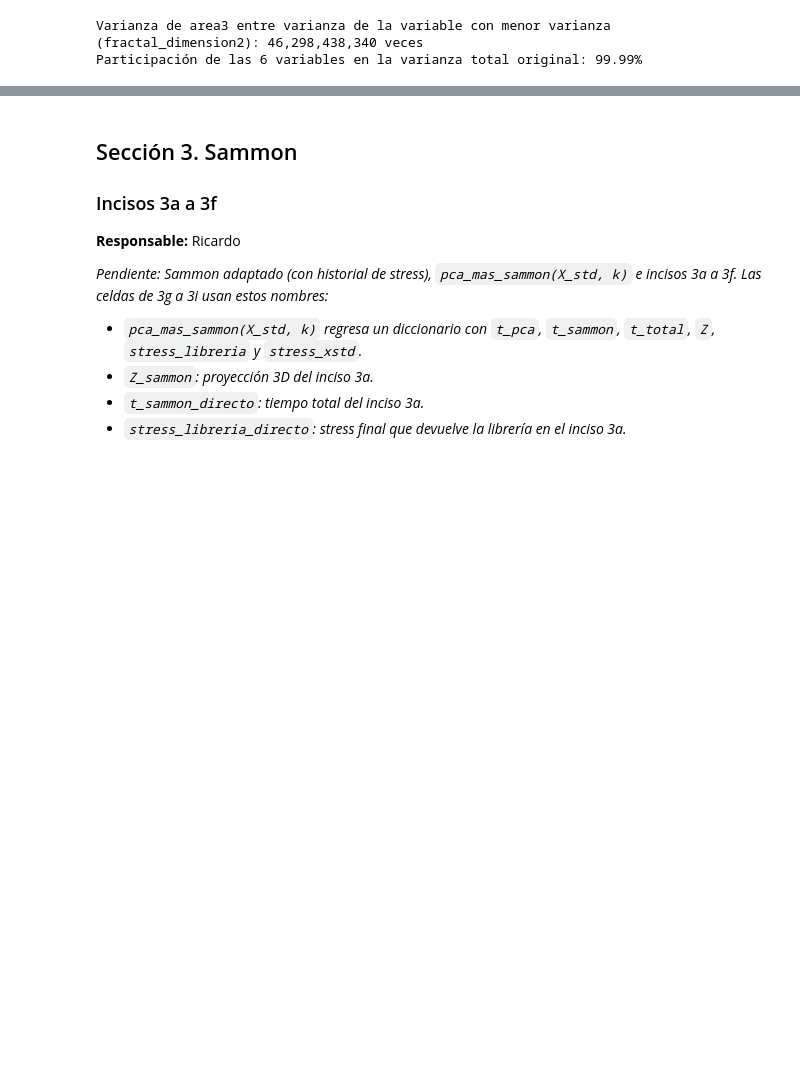
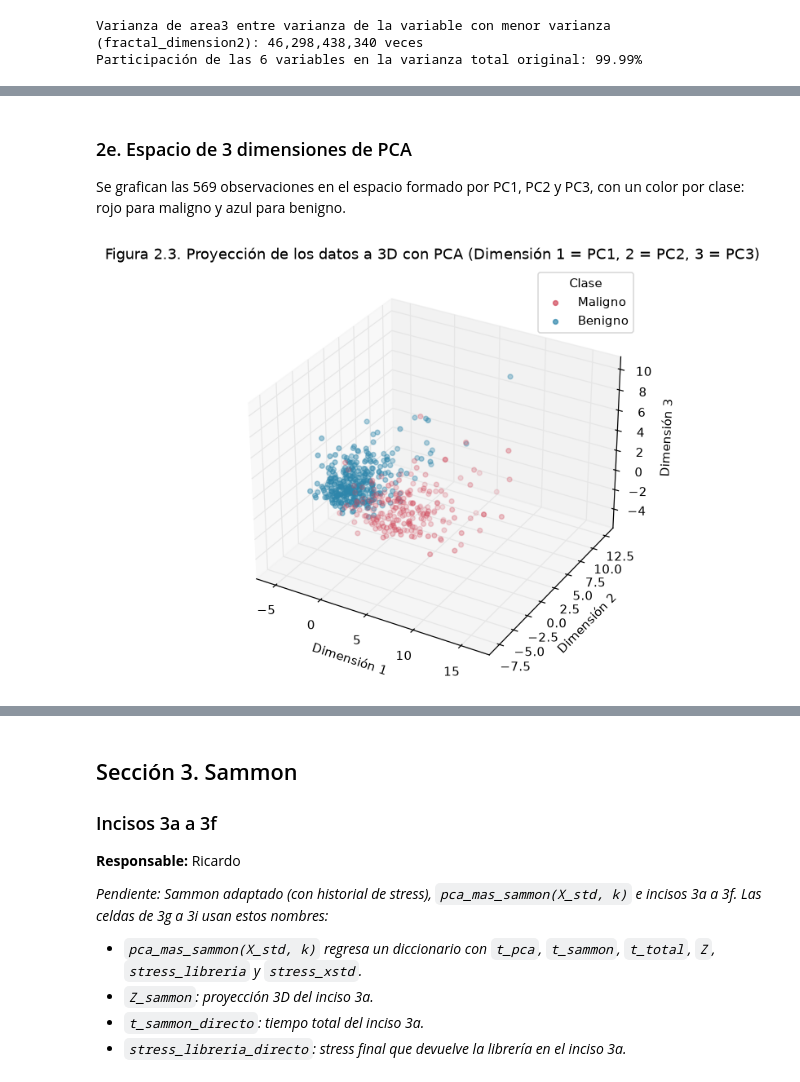
Before and after one commit to MelSurikun/data-analytics-and-visualization, a Jupyter notebook: Practica02/Practica02.ipynb, the cells around one changed output, grey strips where cells are left out. Drawn from its saved outputs; the diff is of its cells as text; code cells hidden in the pictures; blank space fills up the shorter version.

```diff
--- a/Practica02/Practica02.ipynb
+++ b/Practica02/Practica02.ipynb
@@ -555,0 +561,33 @@ _Pendiente: incisos 2a a 2f. Guardar en `k95` el número de componentes que acum
+# %%
+# ===========================================================
+# Autor:       Magaly
+# Fecha:       03 noviembre 2026
+# Descripción: Proyección de los datos estandarizados a 3D con PCA y medición del tiempo.
+# Insumo:      X_std, y.
+# Resultado:   pca_3d, Z_pca3, t_pca3 y Tabla 2.1.
+# ===========================================================
+# Prepara PCA para conservar solo 3 componentes; todavía no calcula nada.
+# random_state fija la semilla por si sklearn usa un método aleatorio internamente.
+pca_3d = PCA(n_components=3, random_state=SEED)
+
+# --- MEDICIÓN DEL TIEMPO ---
+# perf_counter() da la hora del cronómetro; la diferencia entre dos lecturas es el tiempo transcurrido.
+# Solo se mide la transformación, no la impresión ni las gráficas (README, sección 3.4).
+t0 = perf_counter()                      # Inicio del cronómetro
+Z_pca3 = pca_3d.fit_transform(X_std)     # fit calcula los componentes y transform proyecta los datos
+t_pca3 = perf_counter() - t0             # Tiempo total en segundos
+
+# ":.4f" muestra 4 decimales
+print(f"Tiempo de transformación con PCA a 3D: {t_pca3:.4f} s")
+# shape da (filas, columnas): deben seguir siendo 569 observaciones, ahora con 3 columnas
+print(f"Dimensiones antes: {X_std.shape} -> después: {Z_pca3.shape}")
+
+# Registra el tiempo en la tabla comparativa del inciso 5a
+comparativa.loc["PCA", "tiempo_s"] = round(t_pca3, 4)
+
+# Tabla con las primeras 5 observaciones ya proyectadas, como evidencia de la transformación.
+# Se agrega la clase para ver a qué diagnóstico corresponde cada punto.
+tabla_pca3 = pd.DataFrame(Z_pca3, columns=["PC1", "PC2", "PC3"])  # Convierte el arreglo en tabla
+tabla_pca3["Clase"] = y.values                                     # values da las etiquetas sin índice
+print("Tabla 2.1. Primeras 5 observaciones en el espacio PCA de 3 dimensiones")  # Título
+display(tabla_pca3.head().round(4))                                # head() muestra las primeras 5 filas
@@ -555,0 +806,17 @@ _Pendiente: incisos 2a a 2f. Guardar en `k95` el número de componentes que acum
+# %% [markdown]
+### 2e. Espacio de 3 dimensiones de PCA
+Se grafican las 569 observaciones en el espacio formado por PC1, PC2 y PC3, con un color por clase: rojo para maligno y azul para benigno.
+# %%
+# ===========================================================
+# Autor:       Magaly
+# Fecha:       03 noviembre 2026
+# Descripción: Dispersión 3D de la proyección PCA, con un color por clase.
+# Insumo:      Z_pca3, y.
+# Resultado:   Figura 2.3 (figuras/figura_2.3.png).
+# ===========================================================
+# graficar_3d es la función compartida de la Sección 0: usa COLORES_CLASE y guarda la imagen.
+# Recibe la proyección, las clases, el título y el número de figura.
+# En esta figura, Dimensión 1, 2 y 3 corresponden a PC1, PC2 y PC3.
+graficar_3d(Z_pca3, y, "Proyección de los datos a 3D con PCA (Dimensión 1 = PC1, 2 = PC2, 3 = PC3)", "2.3")
+# %% [output]
+[figure, added]
```
Also changed, not shown: parts of 13 cells of this notebook, 7 other files.
